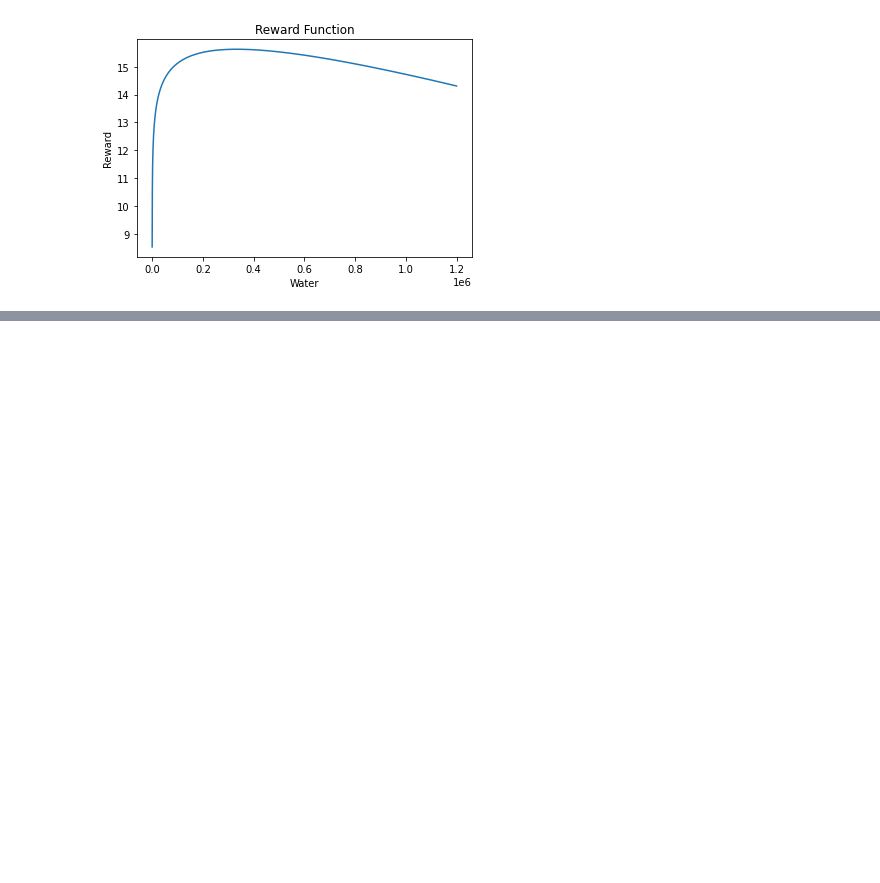
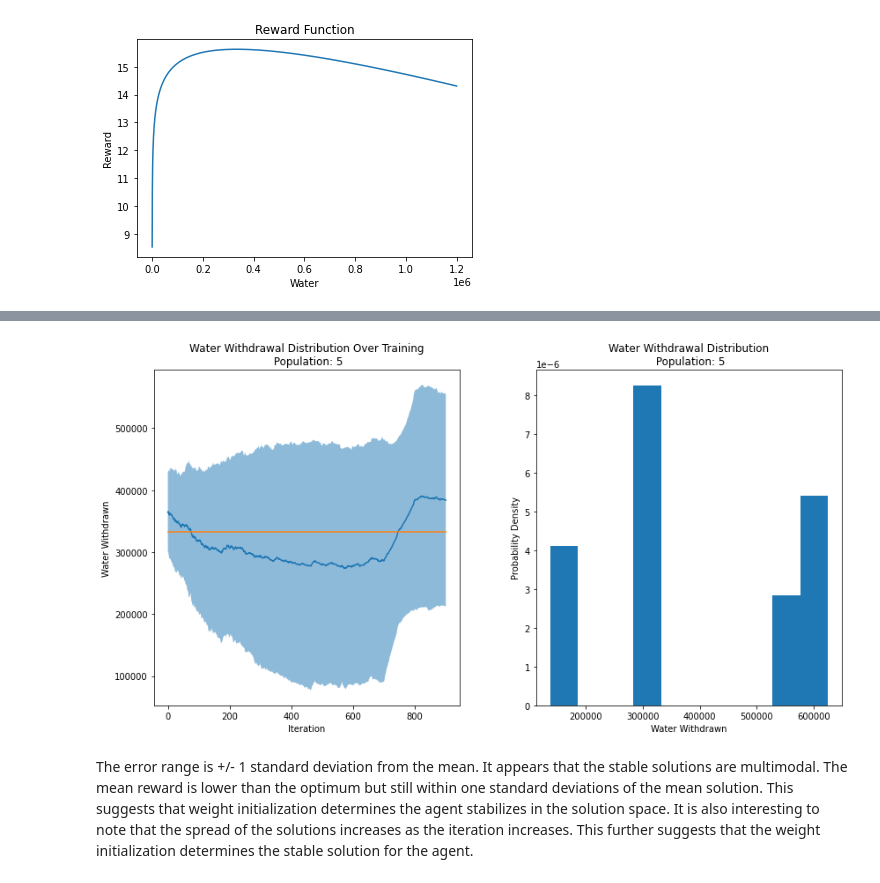
Before and after one commit to DaithiMartin/Simulation_Modeling_CSCI-577, a Jupyter notebook: Graduate_Project_Agent_Based_Model/Report.ipynb, the cells around one changed output, grey strips where cells are left out. Saved outputs shown, nothing was run; the diff lists cells and outputs as text; code cells hidden in the pictures; blank space fills up the shorter version.

```diff
--- a/Graduate_Project_Agent_Based_Model/Report.ipynb
+++ b/Graduate_Project_Agent_Based_Model/Report.ipynb
@@ -737,0 +817,36 @@ env.plot_summary()
+# %%
+moving_avg_water = []
+for record in water_withdrawn:
+    moving_avg_water.append(np.convolve(record, np.ones(100), 'valid') / 100)
+
+moving_avg_water = np.array(moving_avg_water)
+water_mean = np.mean(moving_avg_water, axis=0)
+water_std = np.std(moving_avg_water, axis=0)
+
+fig = plt.figure(figsize=(14,7))
+gs = fig.add_gridspec(1,2, wspace=0.25, hspace=0.25)
+axs = gs.subplots()
+
+x = np.arange(len(water_std))
+axs[0].set(title=f"Water Withdrawal Distribution Over Training\n Population: {len(moving_avg_water)}",
+           xlabel="Iteration",
+           ylabel="Water Withdrawn")
+axs[0].plot(x, water_mean)
+axs[0].plot(x, np.full(x.shape, optimum_water), label="Optimum")
+axs[0].fill_between(x, water_mean - water_std, water_mean + water_std, alpha=0.5)
+
+solution_dist = moving_avg_water[:, -100:].flatten()
+axs[1].set(title=f"Water Withdrawal Distribution\n Population: {len(moving_avg_water)}",
+           xlabel="Water Withdrawn",
+           ylabel="Probability Density")
+plt.hist(solution_dist, density=True, bins=10)
+
+plt.show()
+# %% [output]
+[figure, added]
+# %% [markdown]
+The error range is +/- 1 standard deviation from the mean. It appears that the stable solutions are multimodal.
+The mean reward is lower than the optimum but still within one standard deviations of the mean solution.
+This suggests that weight initialization determines the agent stabilizes in the solution space. It is also interesting
+to note that the spread of the solutions increases as the iteration increases. This further suggests that the weight initialization
+determines the stable solution for the agent.
```
Also changed, not shown: parts of 38 cells of this notebook.
